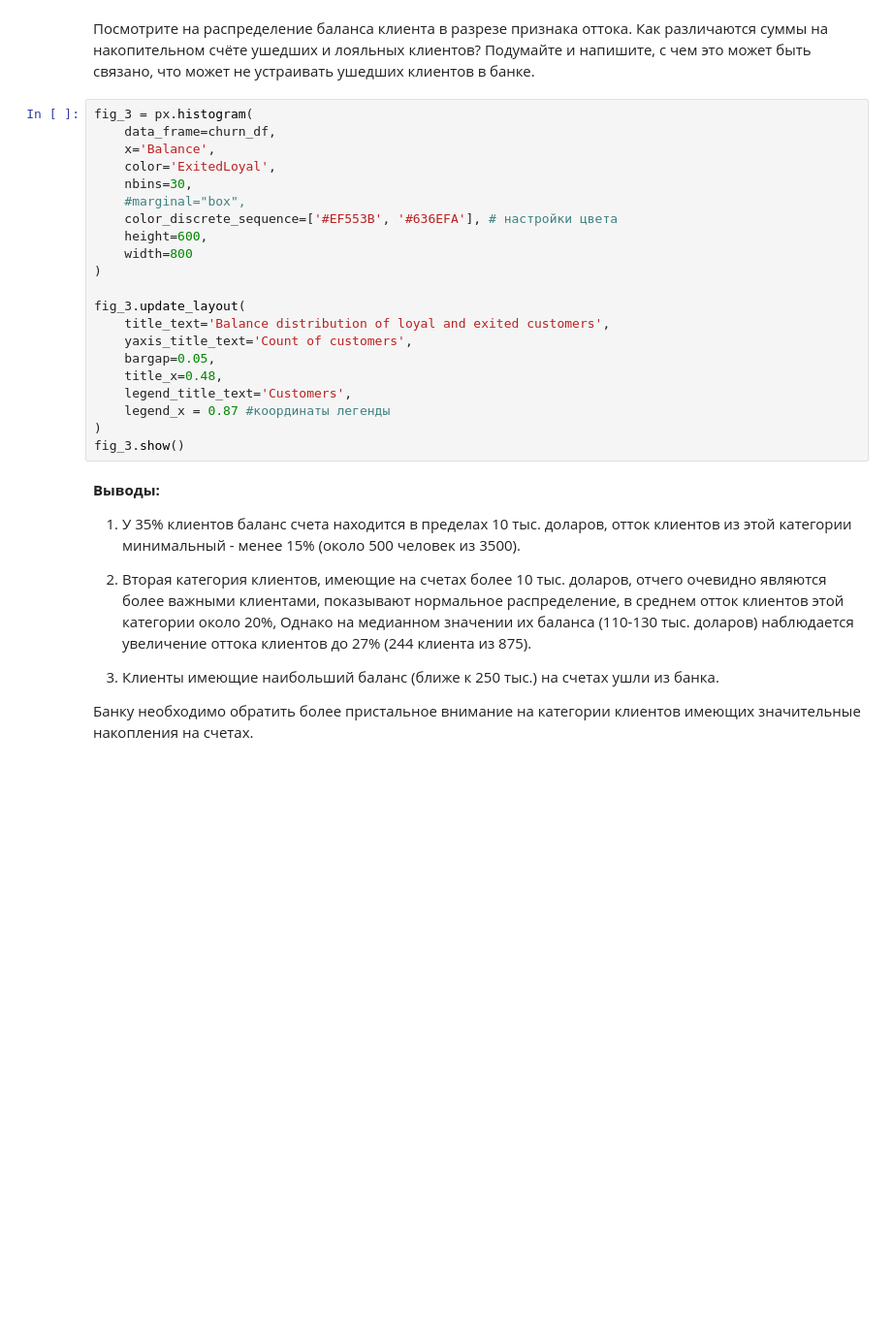
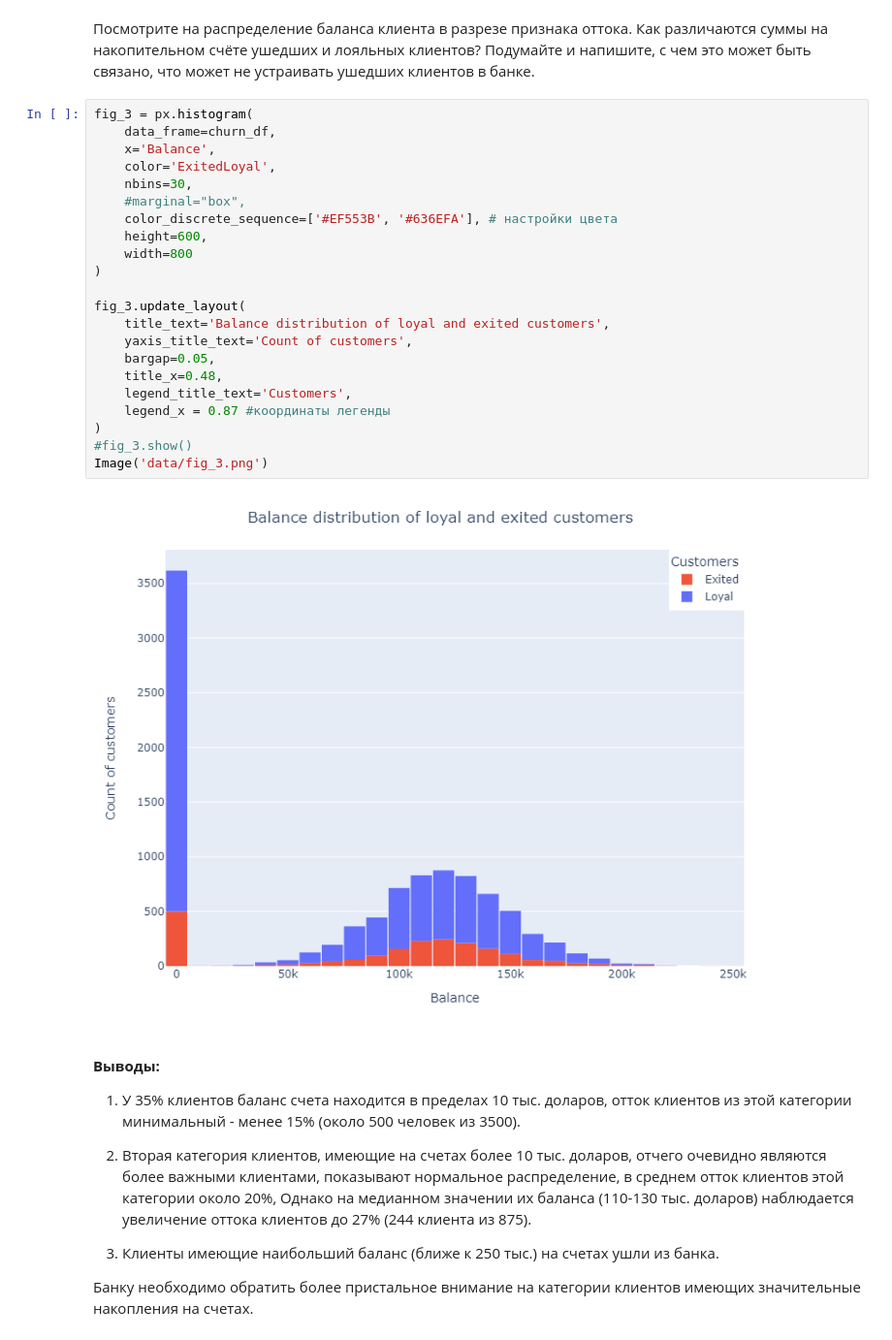
Before and after one commit to emozdir/Data_sciense, a Jupyter notebook: DST_01_13/report.ipynb, the cells around one changed output. Shown at 97% size. Cells and saved outputs as stored; diff of their text form; blank space fills up the shorter version.

```diff
--- a/DST_01_13/report.ipynb
+++ b/DST_01_13/report.ipynb
@@ -136,24 +142,27 @@ fig_2.show()
 # %%
 fig_3 = px.histogram(
     data_frame=churn_df,
     x='Balance',
     color='ExitedLoyal',
     nbins=30,
     #marginal="box",
     color_discrete_sequence=['#EF553B', '#636EFA'], # настройки цвета
     height=600,
     width=800
 )
 
 fig_3.update_layout(
     title_text='Balance distribution of loyal and exited customers',
     yaxis_title_text='Count of customers',
     bargap=0.05,
     title_x=0.48,
     legend_title_text='Customers',
     legend_x = 0.87 #координаты легенды
 )
-fig_3.show()
+#fig_3.show()
+Image('data/fig_3.png')
+# %% [output]
+[figure, added]
 # %% [markdown]
 **Выводы:**
 1. У 35% клиентов баланс счета находится в пределах 10 тыс. доларов, отток клиентов из этой категории минимальный - менее 15% (около 500 человек из 3500).
```
Also changed, not shown: parts of 10 cells of this notebook.
